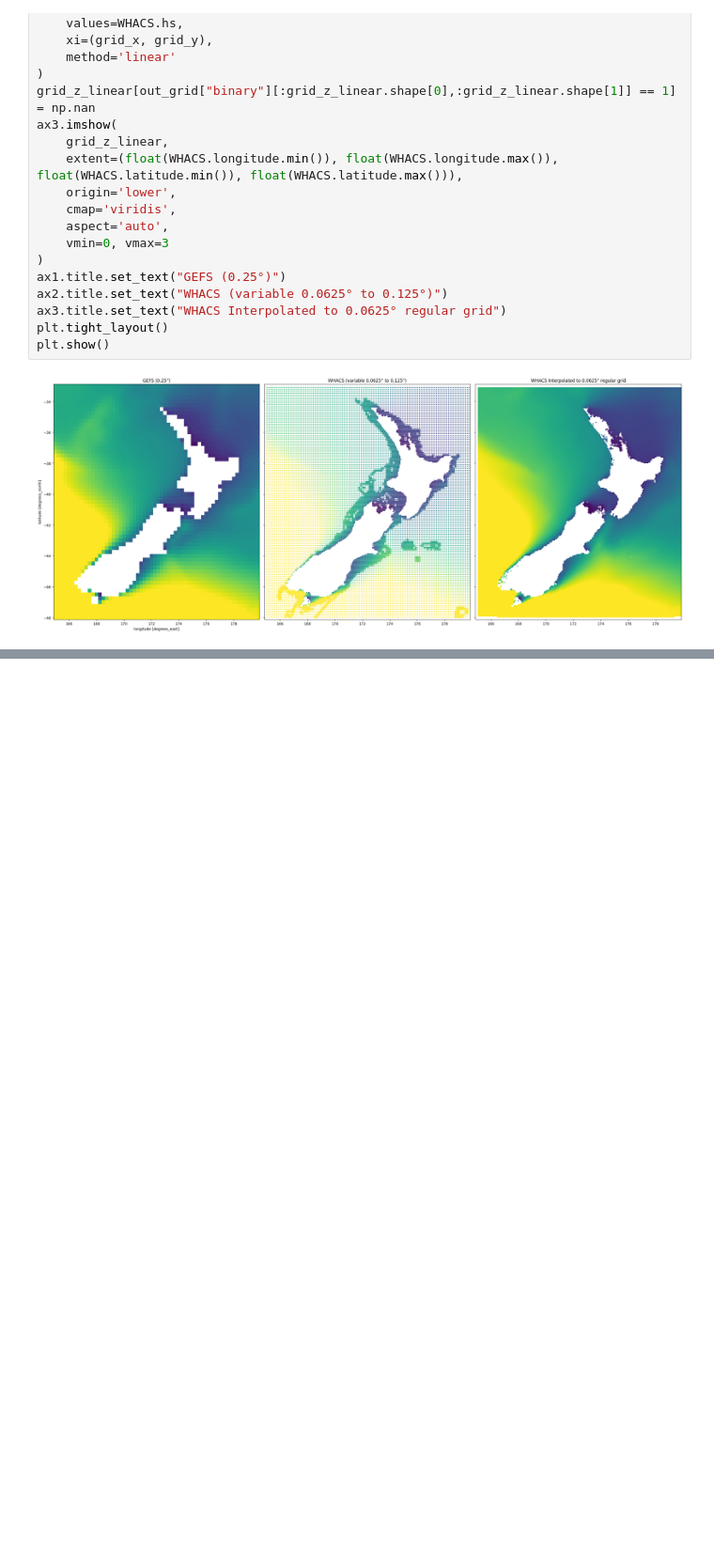
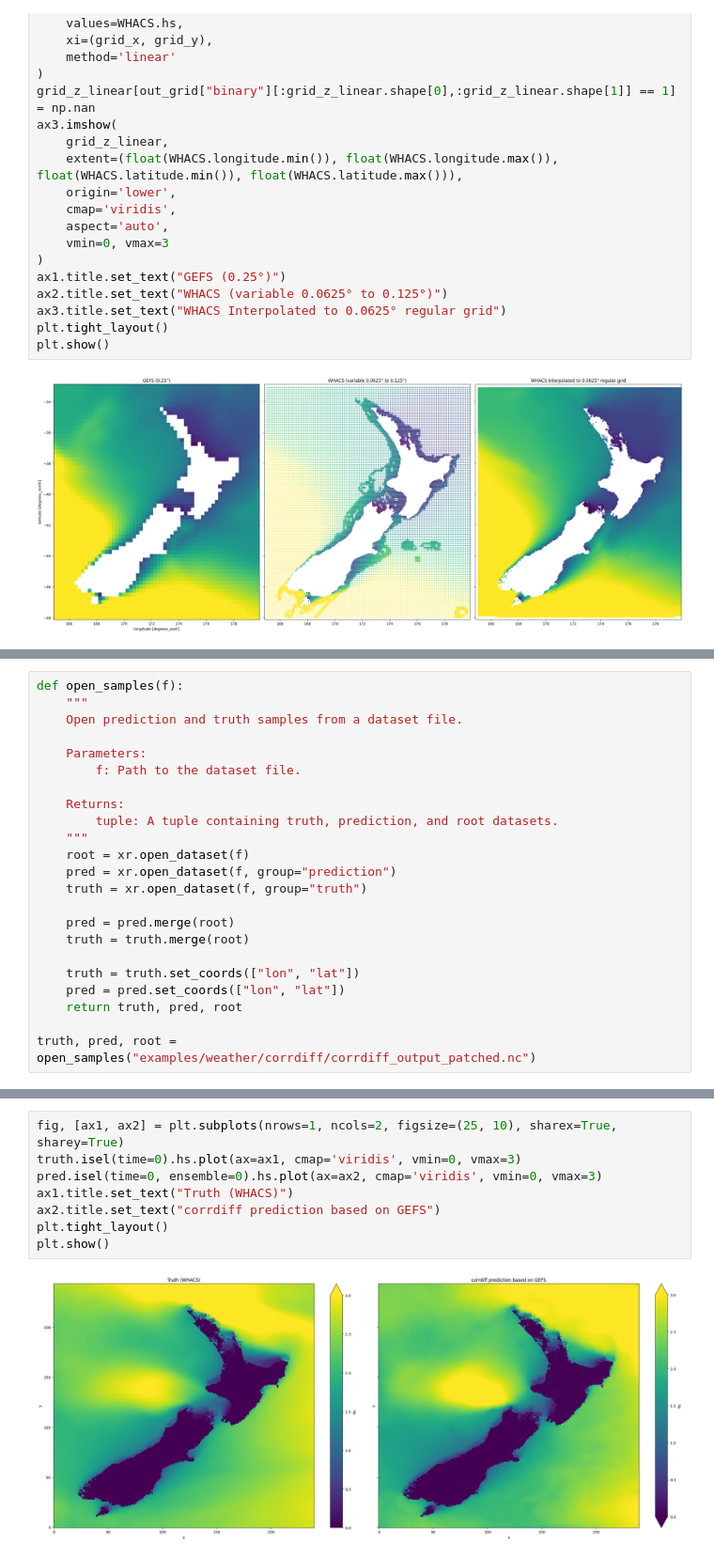
Before and after one commit to UoA-eResearch/physicsnemo, a Jupyter notebook: wave_model_comparison.ipynb, the cells around one changed output, grey strips where cells are left out. Shown at 94% size. Saved outputs shown, nothing was run; the diff lists cells and outputs as text; blank space fills up the shorter version.

```diff
--- a/wave_model_comparison.ipynb
+++ b/wave_model_comparison.ipynb
@@ -155,0 +188,23 @@ plt.show()
+# %%
+def open_samples(f):
+    """
+    Open prediction and truth samples from a dataset file.
+
+    Parameters:
+        f: Path to the dataset file.
+
+    Returns:
+        tuple: A tuple containing truth, prediction, and root datasets.
+    """
+    root = xr.open_dataset(f)
+    pred = xr.open_dataset(f, group="prediction")
+    truth = xr.open_dataset(f, group="truth")
+
+    pred = pred.merge(root)
+    truth = truth.merge(root)
+
+    truth = truth.set_coords(["lon", "lat"])
+    pred = pred.set_coords(["lon", "lat"])
+    return truth, pred, root
+
+truth, pred, root = open_samples("examples/weather/corrdiff/corrdiff_output_patched.nc")
@@ -155,0 +271,10 @@ plt.show()
+# %%
+fig, [ax1, ax2] = plt.subplots(nrows=1, ncols=2, figsize=(25, 10), sharex=True, sharey=True)
+truth.isel(time=0).hs.plot(ax=ax1, cmap='viridis', vmin=0, vmax=3)
+pred.isel(time=0, ensemble=0).hs.plot(ax=ax2, cmap='viridis', vmin=0, vmax=3)
+ax1.title.set_text("Truth (WHACS)")
+ax2.title.set_text("corrdiff prediction based on GEFS")
+plt.tight_layout()
+plt.show()
+# %% [output]
+[figure, added]
```
Also changed, not shown: parts of 8 cells of this notebook, 2 other files.
